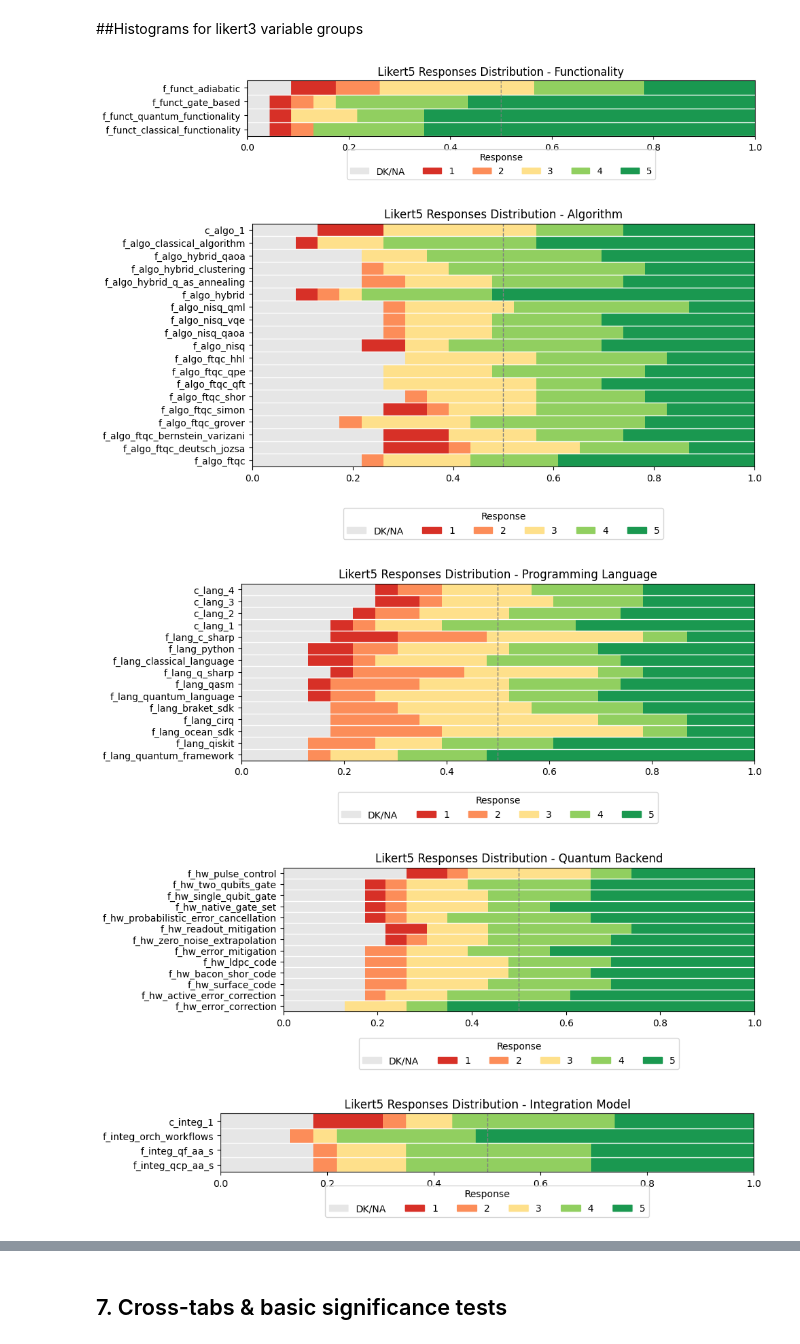
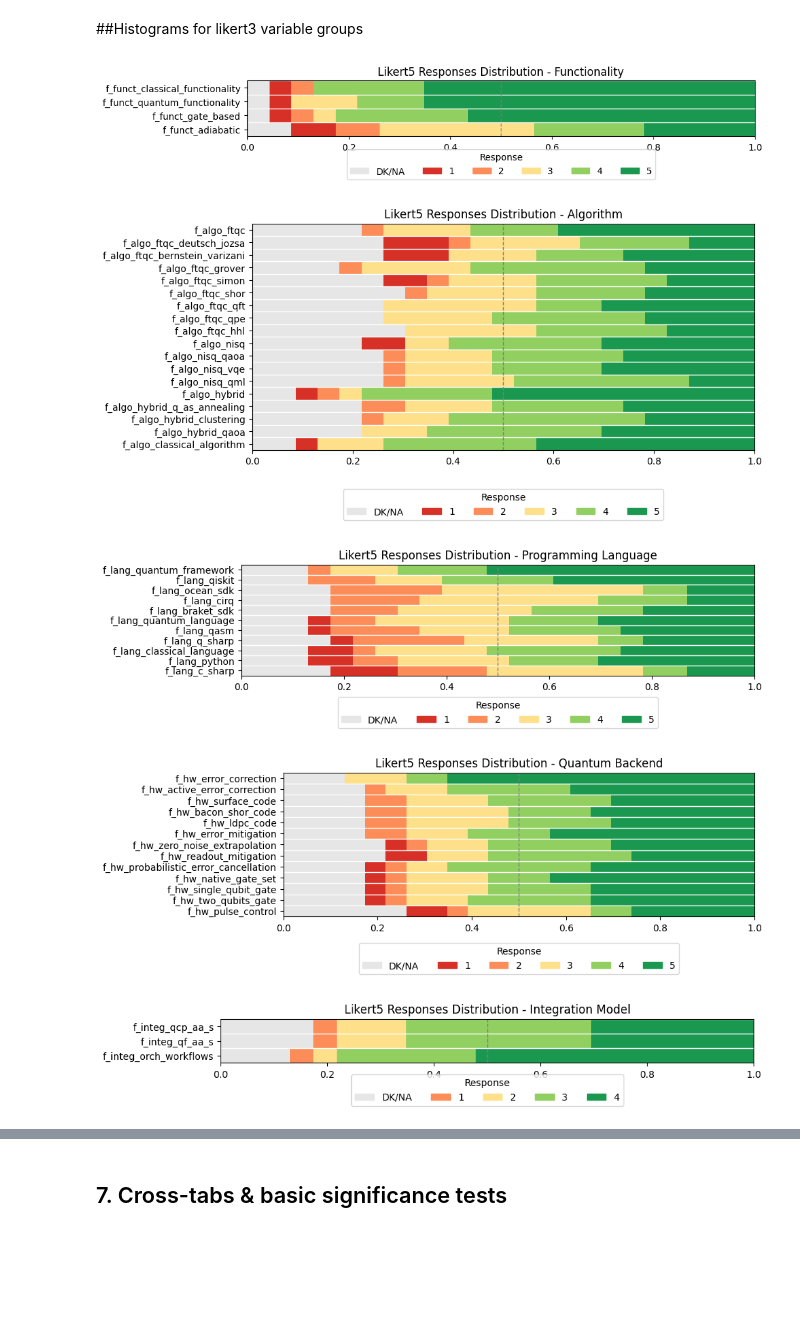
Before and after one commit to ricpdc/QSPL-Survey, a Jupyter notebook: QSE_Survey_Analysis_Colab.ipynb, the cells around one changed output, grey strips where cells are left out. Drawn from its saved outputs; the diff is of its cells as text; code cells hidden in the pictures; blank space fills up the shorter version.

```diff
--- a/QSE_Survey_Analysis_Colab.ipynb
+++ b/QSE_Survey_Analysis_Colab.ipynb
@@ -473,7 +902,9 @@ for col, typ in dict_ordered.items():
         current_group = None
         current_columns = []
     elif current_group and typ.startswith("likert5"):
-        current_columns.append(col)
+        # Append only Likert5 "feature" variables -> ignore any that start with 'c_'
+        if not col.startswith("c_"):
+            current_columns.append(col)
 
 # Add last group if not already added
 if current_group and current_columns:
@@ -563,36 +994,36 @@ def plot_likert5_group_fixed_height(df, group_name, columns, bar_height_cm=0.6):
         ax.hlines(y + 0.5, xmin=0, xmax=1, color='white', linestyle='-', linewidth=1)
 
     # Set limits and labels
     ax.set_ylim(-0.5, n_vars - 0.5)
     ax.set_xlim(0, 1)
     ax.set_yticks(np.arange(0, n_vars, 1))
     ax.set_yticklabels(df_percent.index)
-    ax.invert_yaxis()  # first variable at top
+    # ax.invert_yaxis()  # first variable at top
 
     # ax.set_xlabel("Proportion")
     # ax.set_ylabel("Variables")
 
     # Map raw group_name to natural-language title if available
     plot_title = GEN_TITLE_MAP.get(group_name, group_name)
     ax.set_title(f"Likert5 Responses Distribution - {plot_title}")
 
     # Vertical reference line at 50%
     ax.axvline(0.5, color="gray", linestyle="--", linewidth=1)
 
     # Legend below plot, horizontal
     handles = [plt.Rectangle((0,0),1,1,color=LIKERT_5_COLORS[v]) for v in sorted(df_percent.columns)]
     ax.legend(handles, LIKERT_5_LABELS, title="Response", loc='upper center',
               bbox_to_anchor=(0.5, -0.15), ncol=len(LIKERT_5_LABELS))
 
     plt.tight_layout()
     plt.show()
 
 
 for group_name, cols in groups.items():
     plot_likert5_group_fixed_height(df, group_name, cols, bar_height_cm=0.7)
 # %% [output]
-[figure, old version]
+[figure, new version]
-[figure, old version]
+[figure, new version]
-[figure, old version]
+[figure, new version]
-[figure, old version]
+[figure, new version]
-[figure, old version]
+[figure, new version]
```
Also changed, not shown: parts of 23 cells of this notebook.
